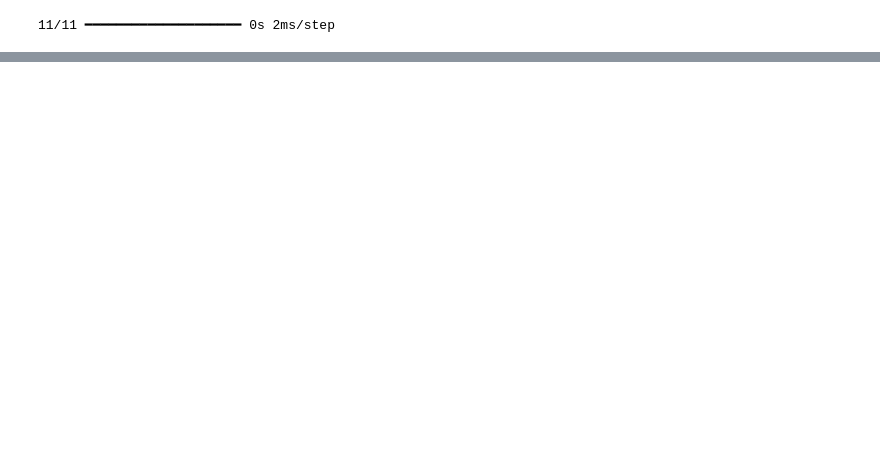
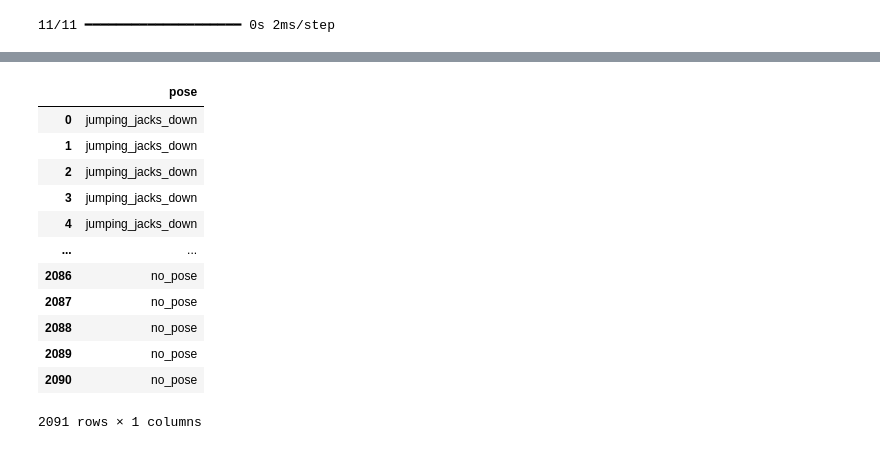
Before and after one commit to dimcaputo/Ital-PIT, a Jupyter notebook: essai.ipynb, the cells around one changed output, grey strips where cells are left out. Drawn from its saved outputs; the diff is of its cells as text; code cells hidden in the pictures; blank space fills up the shorter version.

```diff
--- a/essai.ipynb
+++ b/essai.ipynb
@@ -163,0 +167,2 @@ plt.hlines(y=0.05, xmin=-0.05, xmax=1.05)
+# %%
+df_no_poses = pd.read_csv(filepath_or_buffer='training_data/pose_landmarks_per_pose.csv').drop('Frame', axis=1)
@@ -163,0 +189,4 @@ plt.hlines(y=0.05, xmin=-0.05, xmax=1.05)
+# %%
+df_no_poses['pose'] = 'no_pose'
+no_pose_labels = df_no_poses.pose
+df_no_poses=df_no_poses.drop('pose', axis=1)
@@ -163,0 +196,18 @@ plt.hlines(y=0.05, xmin=-0.05, xmax=1.05)
+# %%
+df_labels = pd.concat([df_labels, no_pose_labels], axis=0).reset_index(drop=True)
+# %%
+df_labels
+# %% [output]
+|  | pose |
+| 0 | jumping_jacks_down |
+| 1 | jumping_jacks_down |
+| 2 | jumping_jacks_down |
+| 3 | jumping_jacks_down |
+| 4 | jumping_jacks_down |
+| ... | ... |
+| 2086 | no_pose |
+| 2087 | no_pose |
+| 2088 | no_pose |
+| 2089 | no_pose |
+| 2090 | no_pose |
+2091 rows × 1 columns
```
Also changed, not shown: parts of 15 cells of this notebook.
